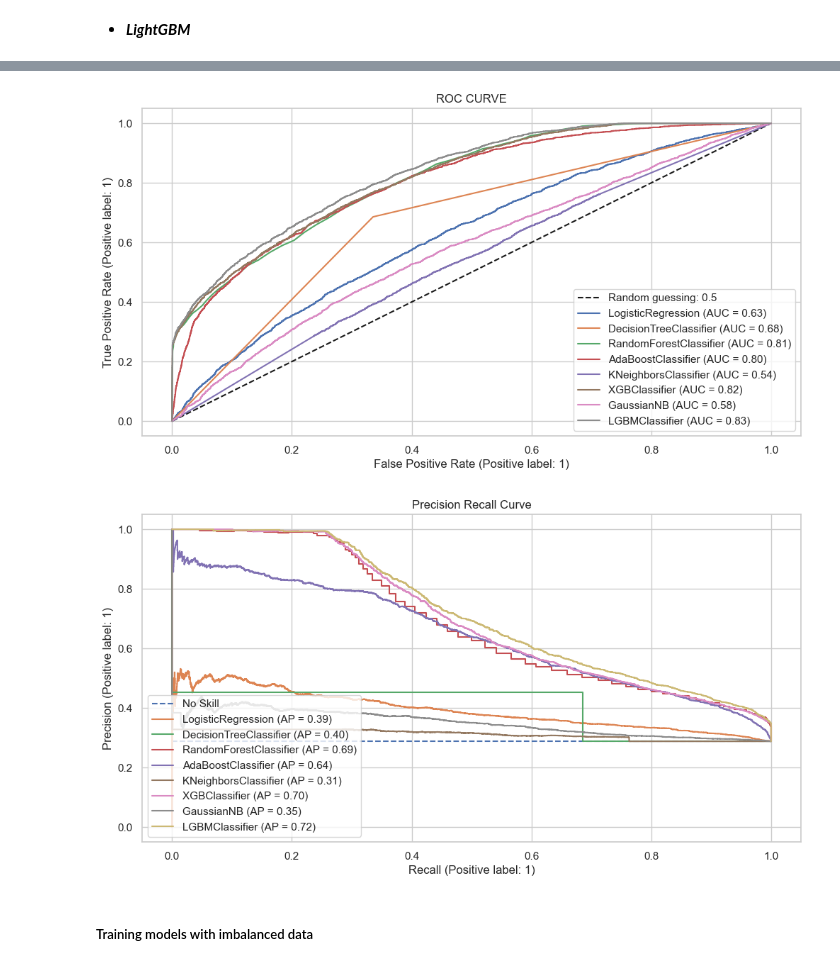
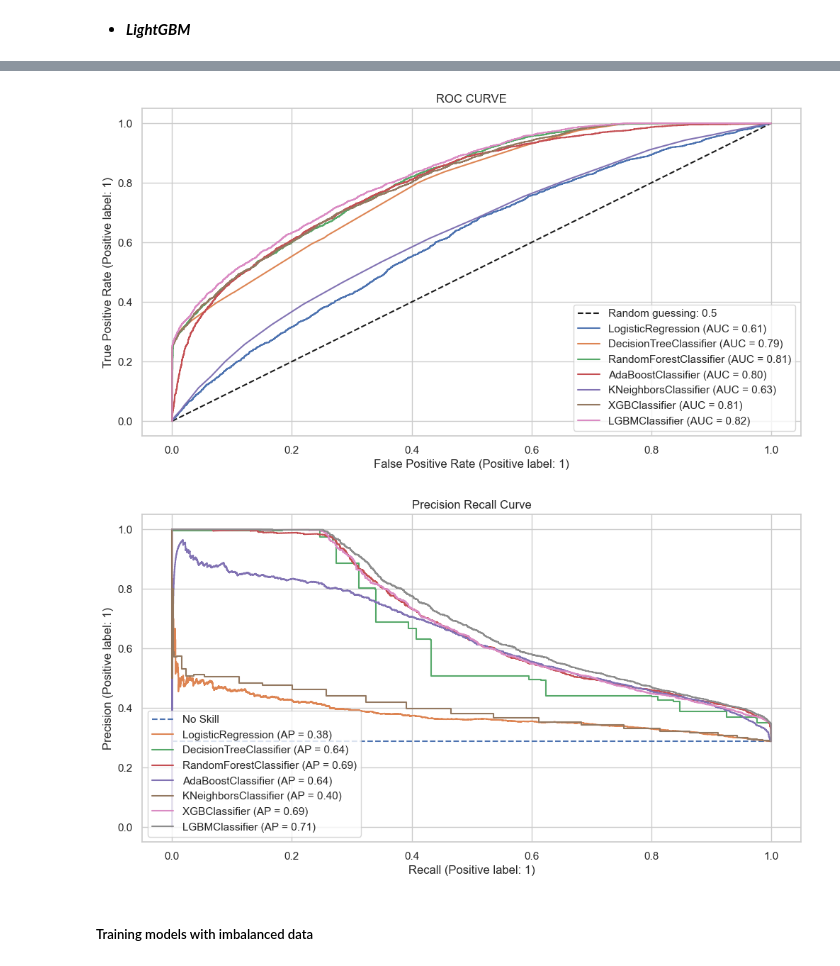
Before and after one commit to vuquyen03/Prediction-customer-churn, a Jupyter notebook: Applied_Stat.ipynb, the cells around one changed output, grey strips where cells are left out. Drawn from its saved outputs; the diff is of its cells as text; code cells hidden in the pictures.

```diff
--- a/Applied_Stat.ipynb
+++ b/Applied_Stat.ipynb
@@ -1010,7 +1368,7 @@ xgb = XGBClassifier()
 # %%
 # using balanced data
-clf_xgb = xgb.fit(X_blnc, y_blnc)
-y_pred = clf_xgb.predict(X_test)
+xgb.fit(X_blnc, y_blnc)
+y_pred = xgb.predict(X_test)
 
 conf = confusion_matrix(y_test, y_pred)
 sns.heatmap(conf, annot=True, linewidth=0.7, linecolor='black', fmt='g', cmap="BuPu")
@@ -1019,6 +1377,9 @@ plt.ylabel('True')
 plt.show()
 print(classification_report(y_test, y_pred))
 
+train_accuracy = xgb.score(X_blnc, y_blnc)
+print("Độ chính xác trên tập huấn luyện: {:.2f}".format(train_accuracy))
+
 y_proba = xgb.predict_proba(X_test)[:, 1]
 
 # Tính AUC bằng hàm roc_auc_score()
@@ -1080,0 +1406,18 @@ lgbm=lgb.LGBMClassifier()
+# %%
+lgbm=lgb.LGBMClassifier(class_weight = 'balanced')
+param_grid = {
+    'learning_rate': [0.2, 0.1, 0.05, 0.01],
+    'n_estimators': [150, 100],
+    'max_depth': [5,7],
+    'min_child_samples': [10, 20, 30]
+}
+
+# Khởi tạo GridSearchCV với 5-fold cross validation
+grid_search = GridSearchCV(estimator=lgbm, param_grid=param_grid, cv=kf, scoring='f1',error_score=0)
+
+# Huấn luyện GridSearchCV trên dữ liệu huấn luyện
+grid_result_lr = grid_search.fit(X_train, y_train)
+
+# In ra các siêu tham số tốt nhất và độ chính xác tương ứng
+print("Best parameters: ", grid_result_lr.best_params_)
+print("Best f1: ", grid_result_lr.best_score_)
@@ -1081,7 +1427,8 @@ lgbm=lgb.LGBMClassifier()
 # %%
 # using balanced data
-clf_lgbm=lgbm.fit(X_blnc, y_blnc)
-y_pred= clf_lgbm.predict(X_test)
+lgbm=lgb.LGBMClassifier(**grid_result_lr.best_params_)
+lgbm.fit(X_blnc, y_blnc)
+y_pred= lgbm.predict(X_test)
 
 conf = confusion_matrix(y_test, y_pred)
 sns.heatmap(conf, annot=True, linewidth=0.7, linecolor='black', fmt='g', cmap="BuPu")
@@ -1091,9 +1438,12 @@ plt.show()
 
 print(classification_report(y_test, y_pred))
 
+train_accuracy = lgbm.score(X_blnc, y_blnc)
+print("Độ chính xác trên tập huấn luyện: {:.2f}".format(train_accuracy))
+
 y_proba = lgbm.predict_proba(X_test)[:, 1]
 
-# Tính AUC bằng hàm roc_auc_score()
+# calculate AUC by roc_auc_score()
 auc = roc_auc_score(y_test, y_proba)
 
 print("AUC: {:.3f}".format(auc))
@@ -1120,9 +1549,7 @@ from matplotlib import pyplot
 # %%
 from sklearn.metrics import RocCurveDisplay
 
-
-models = [logReg, dtc, rf, ada, knn, xgb, gauss, lgbm]
-
+models = [logReg, dtc, rf, ada, knn, xgb, lgbm]
 
 plt.figure(figsize = (12,6), linewidth= 1)
 plt.plot([0,1], [0,1], 'k--', label = 'Random guessing: 0.5')
@@ -1132,25 +1559,23 @@ ax = plt.gca()
 for i in models:
     RocCurveDisplay.from_estimator(i, X_test, y_test,ax=ax)
 # %% [output]
-[figure, old version]
+[figure, new version]
 # %%
 from sklearn.metrics import PrecisionRecallDisplay, precision_recall_curve
 
-
-models = [logReg, dtc, rf, ada, knn, xgb, gauss, lgbm]
-
+models = [logReg, dtc, rf, ada, knn, xgb, lgbm]
 
 plt.figure(figsize = (12,6), linewidth= 1)
 no_skill = len(y_test[y_test==1]) / len(y_test)
 pyplot.plot([0, 1], [no_skill, no_skill], linestyle='--', label='No Skill')
 plt.title("Precision Recall Curve")
 plt.legend(loc="upper left")
 ax = plt.gca()
 
 for i in models:
     PrecisionRecallDisplay.from_estimator(i, X_test, y_test,ax=ax)
 # %% [output]
-[figure, old version]
+[figure, new version]
 # %% [markdown]
 ##### Training models with imbalanced data
 # %%
```
Also changed, not shown: parts of 97 cells of this notebook.
